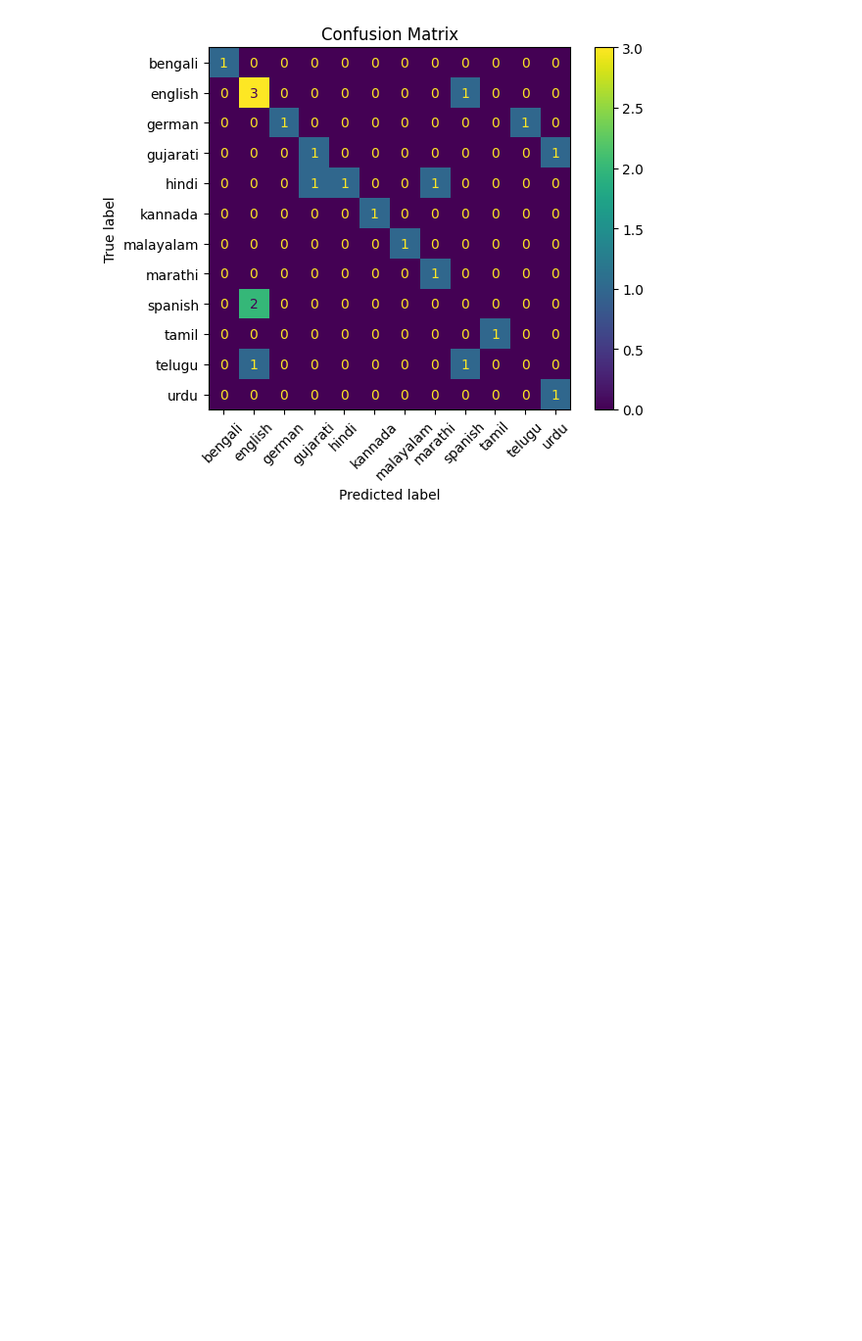
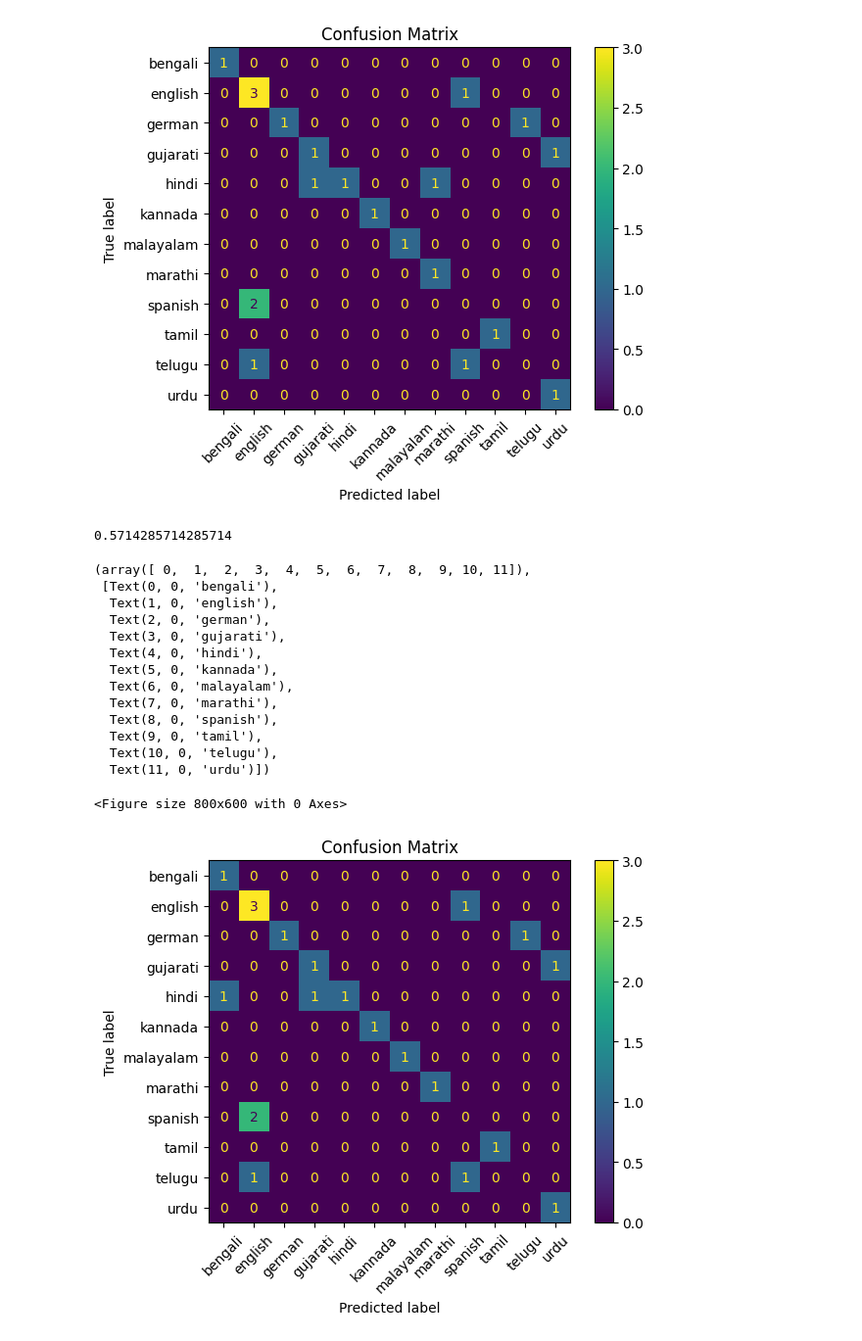
Before and after one commit to default741/speak-sense, a Jupyter notebook: notebooks/speak-sense-test-model-notebook.ipynb, the cells around one changed output. Shown: that part at 98% size. Drawn from its saved outputs; the diff is of its cells as text; code cells hidden in the pictures; blank space fills up the shorter version.

Commit message:
model testing code complete

```diff
--- a/notebooks/speak-sense-test-model-notebook.ipynb
+++ b/notebooks/speak-sense-test-model-notebook.ipynb
@@ -293,18 +293,16 @@ def ensemble_v1(*probabilities: np.ndarray) -> tuple:
 
 def ensemble_v2(*probabilities: np.ndarray) -> tuple:
     probabilities = np.concatenate(probabilities, axis=0).reshape(-1, probabilities[0].shape[0], probabilities[0].shape[1])
-    combined_prob_dict = {}
+    ensemble_prob_list = []
 
     top_3_labels = np.argsort(probabilities, axis=2)[:, :, -3:][:, :, ::-1]
     top_3_prob = np.sort(-np.partition(-probabilities, 3, axis=2)[:, :, :3], axis=2)[:, :, ::-1]
 
-    combined_probs_list = []
+    for idx in range(top_3_labels.shape[1]):
+        record_labels = top_3_labels[:, idx, :]
+        record_probabilities = top_3_prob[:, idx, :]
 
-    for record_labels, record_probs in zip(top_3_labels, top_3_prob):
-        flat_labels = record_labels.flatten()
-        flat_probs = record_probs.flatten()
-
-        unique_labels, label_counts = np.unique(flat_labels, return_counts=True)
+        unique_labels, label_counts = np.unique(record_labels.flatten(), return_counts=True)
 
         max_count = np.max(label_counts)
         most_occuring_labels = unique_labels[label_counts == max_count]
@@ -313,21 +311,23 @@ def ensemble_v2(*probabilities: np.ndarray) -> tuple:
 
         for label in most_occuring_labels:
             label_indices = np.argwhere(record_labels == label)
-            combined_prob = np.prod(record_probs[label_indices[:, 0], label_indices[:, 1]])
-
+            combined_prob = np.prod(record_probabilities[label_indices[:, 0], label_indices[:, 1]])
             combined_prob_dict[label] = combined_prob
 
-        combined_probs_list.append(combined_prob_dict)
+        ensemble_prob_list.append(combined_prob_dict)
 
     max_prob_labels_with_prob = []
 
-    for record_probs_dict in combined_probs_list:
+    for record_probs_dict in ensemble_prob_list:
         max_prob_label = max(record_probs_dict, key=record_probs_dict.get)
         max_prob = record_probs_dict[max_prob_label]
 
         max_prob_labels_with_prob.append({'label': max_prob_label, 'probability': max_prob})
 
-    return max_prob_labels_with_prob
+    labels = [record['label'] for record in max_prob_labels_with_prob]
+    probs = [record['probability'] for record in max_prob_labels_with_prob]
+
+    return labels, probs
 # %%
 X_test = pd.read_csv('../data/model_data/test_mfcc_feature_mean_dataframe_v1.csv', converters={'mfcc_features_mean': pd.eval})
 y_test = X_test['language_label']
@@ -376,2 +374,5 @@ labels, prob = ensemble_v1(y_pred_model_1, y_pred_model_2)
+# %%
+labels_v1, prob_v1 = ensemble_v1(y_pred_model_1, y_pred_model_2)
+labels_v2, prob_v2 = ensemble_v2(y_pred_model_1, y_pred_model_2)
 # %%
 y_test_argmax = [np.argmax(y_test[i,:]) for i in range(0, len(y_test))]
@@ -404,3 +405,34 @@ plt.xticks(rotation=45)
   Text(11, 0, 'urdu')])
 <Figure size 800x600 with 0 Axes>
 [figure]
+# %%
+y_test_argmax = [np.argmax(y_test[i,:]) for i in range(0, len(y_test))]
+y_pred_argmax = list(labels_v2)
+
+print(accuracy_score(y_test_argmax, y_pred_argmax))
+
+confusion_matrix_data = confusion_matrix(y_test_argmax, y_pred_argmax)
+
+plt.figure(figsize = (8, 6))
+cmd = ConfusionMatrixDisplay(confusion_matrix_data, display_labels=language_labels_cols)
+cmd.plot()
+
+plt.title('Confusion Matrix')
+plt.xticks(rotation=45)
+# %% [output]
+0.5714285714285714
+(array([ 0,  1,  2,  3,  4,  5,  6,  7,  8,  9, 10, 11]),
+ [Text(0, 0, 'bengali'),
+  Text(1, 0, 'english'),
+  Text(2, 0, 'german'),
+  Text(3, 0, 'gujarati'),
+  Text(4, 0, 'hindi'),
+  Text(5, 0, 'kannada'),
+  Text(6, 0, 'malayalam'),
+  Text(7, 0, 'marathi'),
+  Text(8, 0, 'spanish'),
+  Text(9, 0, 'tamil'),
+  Text(10, 0, 'telugu'),
+  Text(11, 0, 'urdu')])
+<Figure size 800x600 with 0 Axes>
+[figure, added]
```
Also changed, not shown: parts of 4 cells of this notebook.
